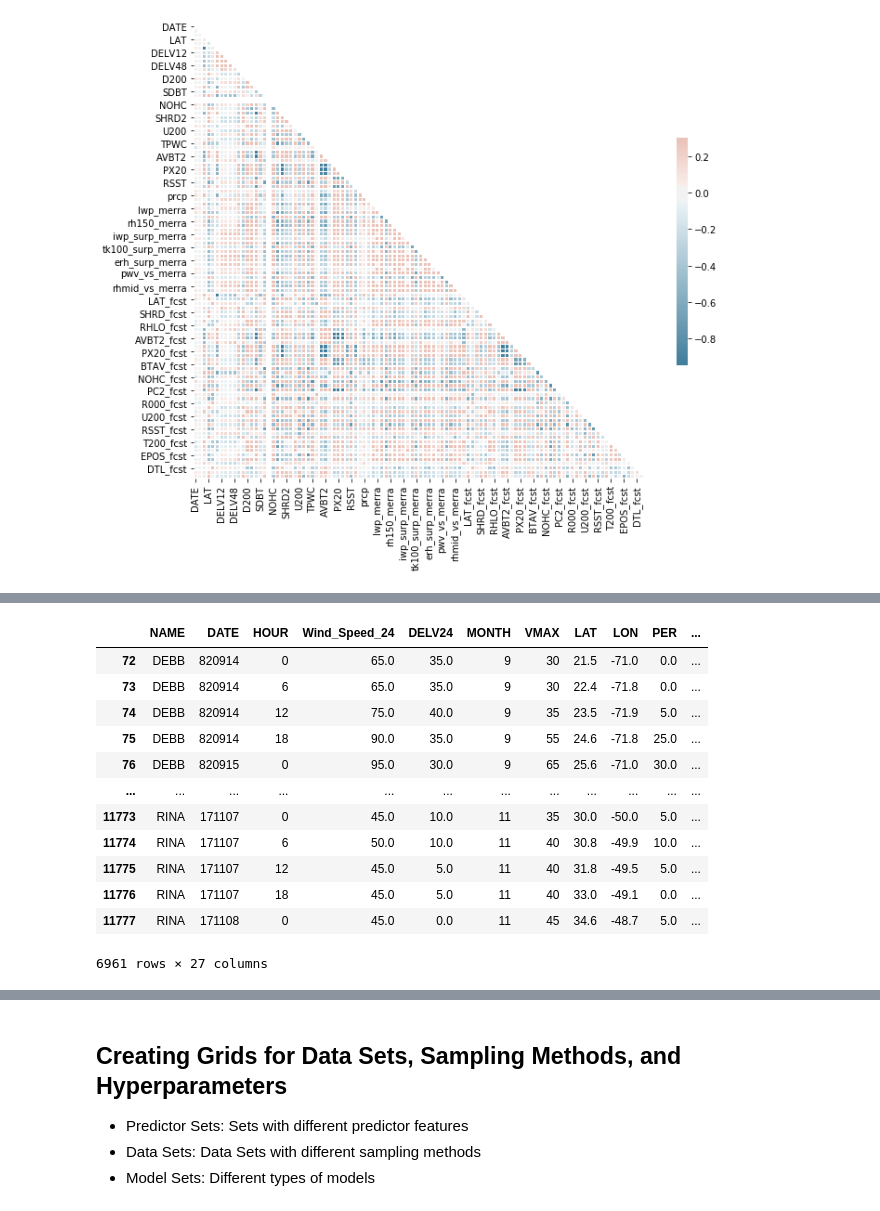
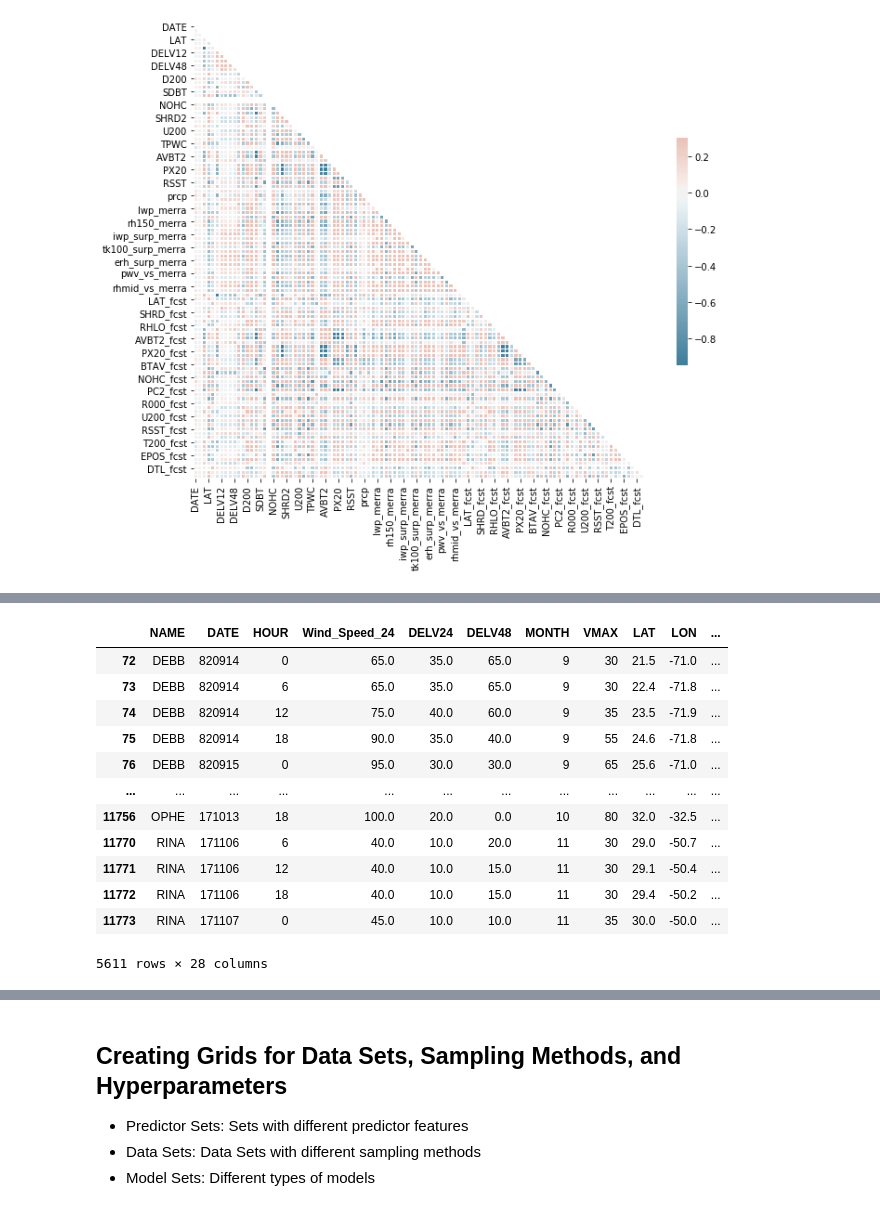
Before and after one commit to akshaym2497/RMDS_Hurricane_Forecasting, a Jupyter notebook: analytics/RI Prediction Model (Kooha) - Regression .ipynb, the cells around one changed output, grey strips where cells are left out. Saved outputs shown, nothing was run; the diff lists cells and outputs as text; code cells hidden in the pictures.

```diff
--- a/analytics/RI Prediction Model (Kooha) - Regression .ipynb
+++ b/analytics/RI Prediction Model (Kooha) - Regression .ipynb
@@ -142,7 +142,7 @@ ships.head()
 
 # Dropping all DELV columns
 # - Dropping DELV columns before droping null values saved 1971 data points
-ships=ships[['NAME','DATE','HOUR','Wind_Speed_24','DELV24','MONTH','VMAX','LAT','LON','PER','SHRD','D200','RHLO','SDBT',
+ships=ships[['NAME','DATE','HOUR','Wind_Speed_24','DELV24','DELV48','MONTH','VMAX','LAT','LON','PER','SHRD','D200','RHLO','SDBT',
             'POT','PC2','SHRD2','SHRG','DIVC','U200','EPSS','ENSS','TPWC','PC1','SDBT2','TBMX','RSST']]
 
 ships.sort_index()
@@ -206,28 +206,29 @@ sns.heatmap(corr, mask=mask, cmap=cmap, vmax=.3, center=0,
 # %%
 # Either drop Null Values or replace it with mean value
+ships=ships.dropna(subset=['DELV48'])
 
 ships_mean=ships
 ships_mean=ships_mean.fillna(ships_mean.mean())
 
 ships_median=ships
 ships_median=ships_median.fillna(ships_median.median())
 
 ships=ships.dropna()
 ships
 # %% [output]
-|  | NAME | DATE | HOUR | Wind_Speed_24 | DELV24 | MONTH | VMAX | LAT | LON | PER | ... |
-| 72 | DEBB | 820914 | 0 | 65.0 | 35.0 | 9 | 30 | 21.5 | -71.0 | 0.0 | ... |
-| 73 | DEBB | 820914 | 6 | 65.0 | 35.0 | 9 | 30 | 22.4 | -71.8 | 0.0 | ... |
-| 74 | DEBB | 820914 | 12 | 75.0 | 40.0 | 9 | 35 | 23.5 | -71.9 | 5.0 | ... |
-| 75 | DEBB | 820914 | 18 | 90.0 | 35.0 | 9 | 55 | 24.6 | -71.8 | 25.0 | ... |
-| 76 | DEBB | 820915 | 0 | 95.0 | 30.0 | 9 | 65 | 25.6 | -71.0 | 30.0 | ... |
+|  | NAME | DATE | HOUR | Wind_Speed_24 | DELV24 | DELV48 | MONTH | VMAX | LAT | LON | ... |
+| 72 | DEBB | 820914 | 0 | 65.0 | 35.0 | 65.0 | 9 | 30 | 21.5 | -71.0 | ... |
+| 73 | DEBB | 820914 | 6 | 65.0 | 35.0 | 65.0 | 9 | 30 | 22.4 | -71.8 | ... |
+| 74 | DEBB | 820914 | 12 | 75.0 | 40.0 | 60.0 | 9 | 35 | 23.5 | -71.9 | ... |
+| 75 | DEBB | 820914 | 18 | 90.0 | 35.0 | 40.0 | 9 | 55 | 24.6 | -71.8 | ... |
+| 76 | DEBB | 820915 | 0 | 95.0 | 30.0 | 30.0 | 9 | 65 | 25.6 | -71.0 | ... |
 | ... | ... | ... | ... | ... | ... | ... | ... | ... | ... | ... | ... |
-| 11773 | RINA | 171107 | 0 | 45.0 | 10.0 | 11 | 35 | 30.0 | -50.0 | 5.0 | ... |
-| 11774 | RINA | 171107 | 6 | 50.0 | 10.0 | 11 | 40 | 30.8 | -49.9 | 10.0 | ... |
-| 11775 | RINA | 171107 | 12 | 45.0 | 5.0 | 11 | 40 | 31.8 | -49.5 | 5.0 | ... |
-| 11776 | RINA | 171107 | 18 | 45.0 | 5.0 | 11 | 40 | 33.0 | -49.1 | 0.0 | ... |
-| 11777 | RINA | 171108 | 0 | 45.0 | 0.0 | 11 | 45 | 34.6 | -48.7 | 5.0 | ... |
+| 11756 | OPHE | 171013 | 18 | 100.0 | 20.0 | 0.0 | 10 | 80 | 32.0 | -32.5 | ... |
+| 11770 | RINA | 171106 | 6 | 40.0 | 10.0 | 20.0 | 11 | 30 | 29.0 | -50.7 | ... |
+| 11771 | RINA | 171106 | 12 | 40.0 | 10.0 | 15.0 | 11 | 30 | 29.1 | -50.4 | ... |
+| 11772 | RINA | 171106 | 18 | 40.0 | 10.0 | 15.0 | 11 | 30 | 29.4 | -50.2 | ... |
+| 11773 | RINA | 171107 | 0 | 45.0 | 10.0 | 10.0 | 11 | 35 | 30.0 | -50.0 | ... |
-6961 rows × 27 columns
+5611 rows × 28 columns
 # %%
 null_counts = count_null(ships)
 null_counts
```
Also changed, not shown: parts of 11 cells of this notebook, 8 other files.
